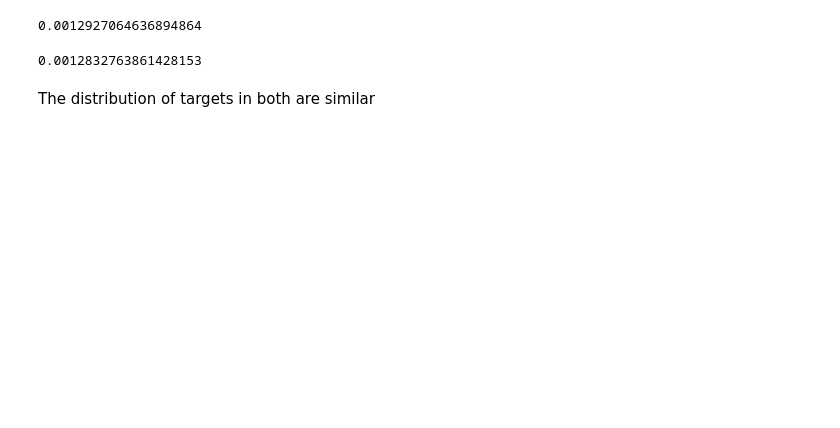
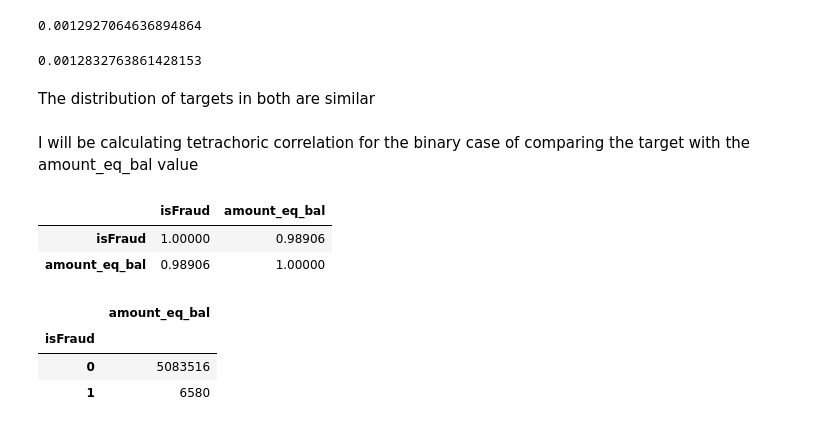
Before and after one commit to tewed/projects, a Jupyter notebook: Paysim Anomaly Detection Modeling.ipynb, the cells around one changed output. Cells and saved outputs as stored; diff of their text form; code cells hidden in the pictures; blank space fills up the shorter version.

```diff
--- a/Paysim Anomaly Detection Modeling.ipynb
+++ b/Paysim Anomaly Detection Modeling.ipynb
@@ -189,3 +207,18 @@ test['isFraud'].sum() / len(test)
 0.0012832763861428153
 # %% [markdown]
 The distribution of targets in both are similar
+# %% [markdown]
+I will be calculating tetrachoric correlation for the binary case of comparing the target with the amount_eq_bal value
+# %%
+train[['isFraud','amount_eq_bal']].corr()
+# %% [output]
+|  | isFraud | amount_eq_bal |
+| isFraud | 1.00000 | 0.98906 |
+| amount_eq_bal | 0.98906 | 1.00000 |
+# %%
+train[['isFraud','amount_eq_bal']].groupby('isFraud').count()
+# %% [output]
+|  | amount_eq_bal |
+| isFraud |  |
+| 0 | 5083516 |
+| 1 | 6580 |
```
Also changed, not shown: parts of 8 cells of this notebook.
